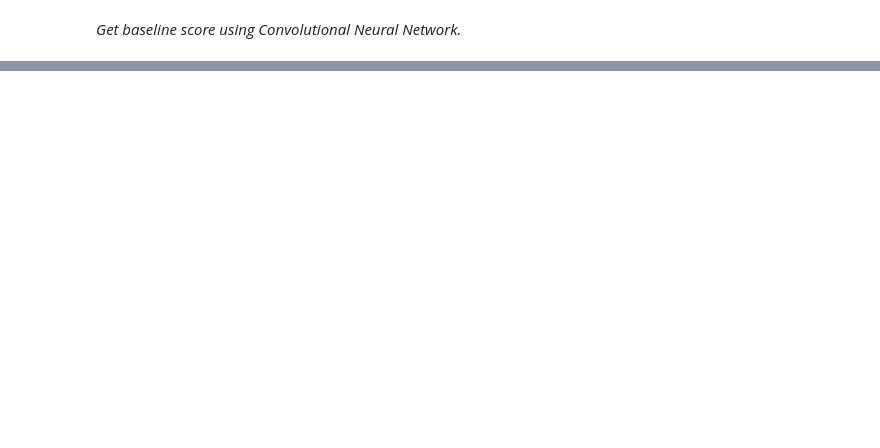
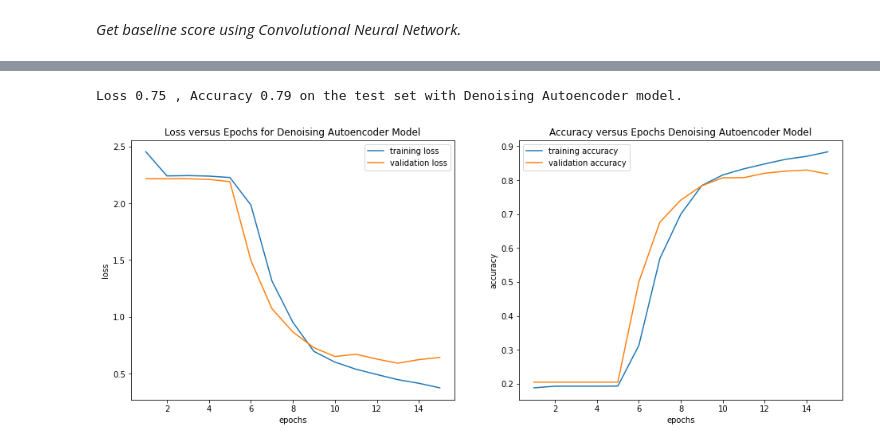
Before and after one commit to erikaguti/Deep_Learning_Term_Paper, a Jupyter notebook: svhn.ipynb, the cells around one changed output, grey strips where cells are left out. Saved outputs shown, nothing was run; the diff lists cells and outputs as text; code cells hidden in the pictures; blank space fills up the shorter version.

```diff
--- a/svhn.ipynb
+++ b/svhn.ipynb
@@ -134,0 +120,11 @@ history, score, predictions = denoiser.model(X_noisy, X_clean, y_noisy, y_clean)
+# %%
+# for testing only - reinstantiate python modules
+from Model.model import ConvDenoiser_SVHN
+importlib.reload(sys.modules['Model.model'])
+from Model.model import ConvDenoiser_SVHN
+
+# run model
+denoiser_ae = ConvDenoiser_SVHN(X, X_test, y, y_test)
+
+# get baseline score
+history_ae, loss_ae, acc_ae, preds_ae = denoiser_ae.model(X, X_test, y, y_test)
@@ -134,0 +149,26 @@ history, score, predictions = denoiser.model(X_noisy, X_clean, y_noisy, y_clean)
+# %%
+plot_loss = history_ae.history["loss"]
+val_loss = history_ae.history["val_loss"]
+plot_accuracy = history_ae.history["accuracy"]
+val_accuracy = history_ae.history["val_accuracy"]
+epochs = np.arange(len(plot_loss)) + 1
+
+figure, axes = plt.subplots(1,2, figsize=(16,6))
+axes[0].plot(epochs, plot_loss, label="training loss")
+axes[0].plot(epochs, val_loss, label="validation loss")
+axes[0].set_xlabel("epochs")
+axes[0].set_ylabel("loss")
+axes[0].set_title("Loss versus Epochs for Denoising Autoencoder Model")
+axes[0].legend()
+
+axes[1].plot(epochs, plot_accuracy, label="training accuracy")
+axes[1].plot(epochs, val_accuracy, label="validation accuracy")
+axes[1].set_xlabel("epochs")
+axes[1].set_ylabel("accuracy")
+axes[1].set_title("Accuracy versus Epochs Denoising Autoencoder Model")
+axes[1].legend()
+
+print("Loss {:.2f} , Accuracy {:.2f} on the test set with Denoising Autoencoder model".format(loss_ae, acc_ae))
+# %% [output]
+Loss 0.75 , Accuracy 0.79 on the test set with Denoising Autoencoder model.
+[figure, added]
```
Also changed, not shown: parts of 22 cells of this notebook.
